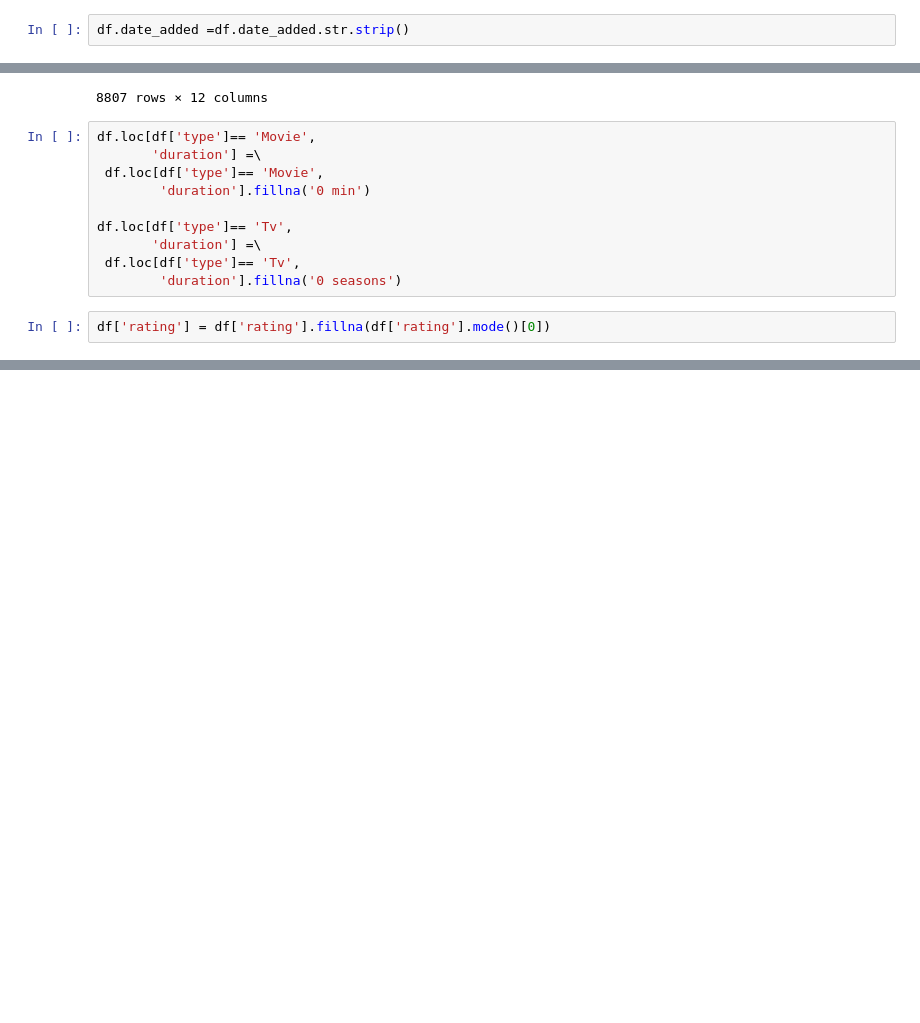
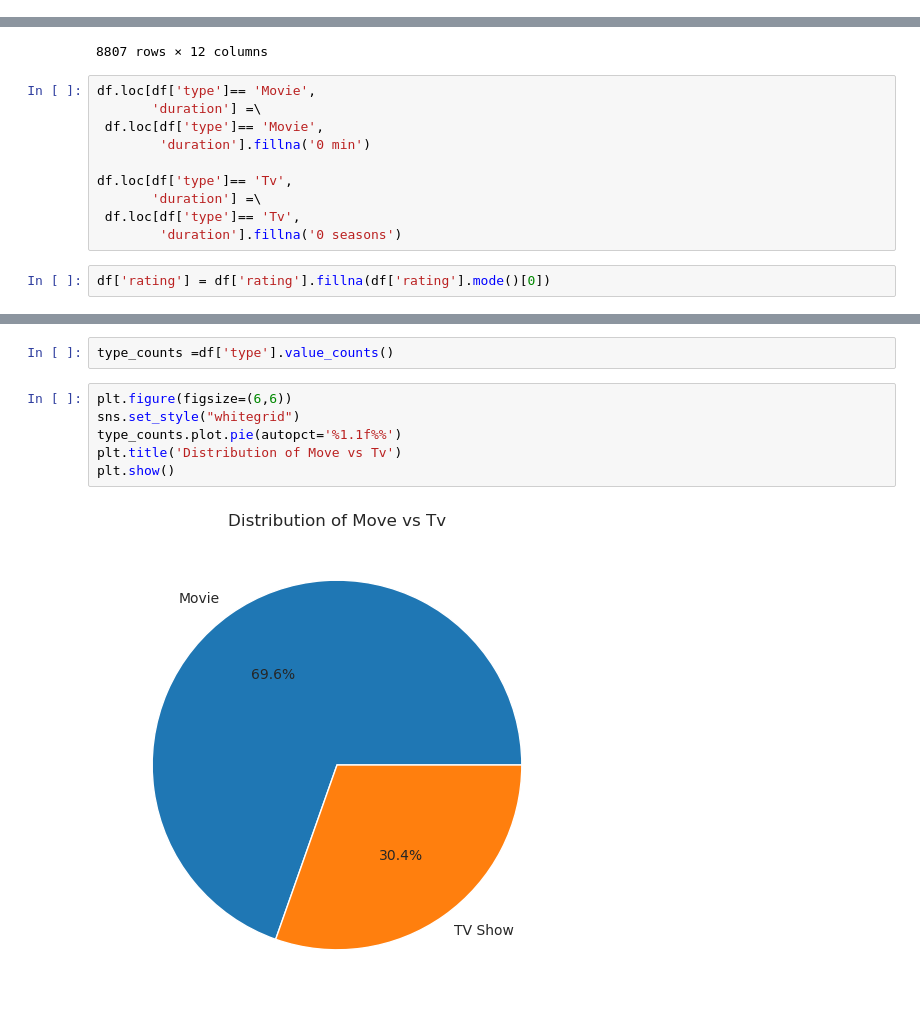
Before and after one commit to adityayadav73/Data-Analytics-Project, a Jupyter notebook: netflix_titles.ipynb, the cells around one changed output, grey strips where cells are left out. Saved outputs shown, nothing was run; the diff lists cells and outputs as text; blank space fills up the shorter version.

```diff
--- a/netflix_titles.ipynb
+++ b/netflix_titles.ipynb
@@ -40,5 +41,3 @@ print(df.date_added)
 8805      January 11, 2020
 8806         March 2, 2019
 Name: date_added, Length: 8807, dtype: str
-# %%
-df.date_added =df.date_added.str.strip()
@@ -185,0 +200,10 @@ df['rating'] = df['rating'].fillna(df['rating'].mode()[0])
+# %%
+type_counts =df['type'].value_counts()
+# %%
+plt.figure(figsize=(6,6))
+sns.set_style("whitegrid")
+type_counts.plot.pie(autopct='%1.1f%%')
+plt.title('Distribution of Move vs Tv')
+plt.show()
+# %% [output]
+[figure, added]
```
Also changed, not shown: parts of 12 cells of this notebook.
